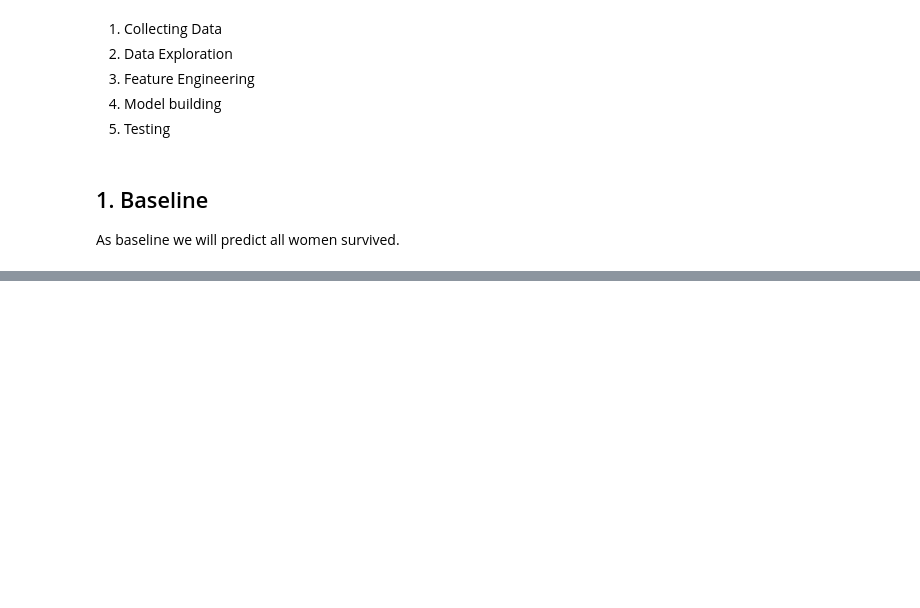
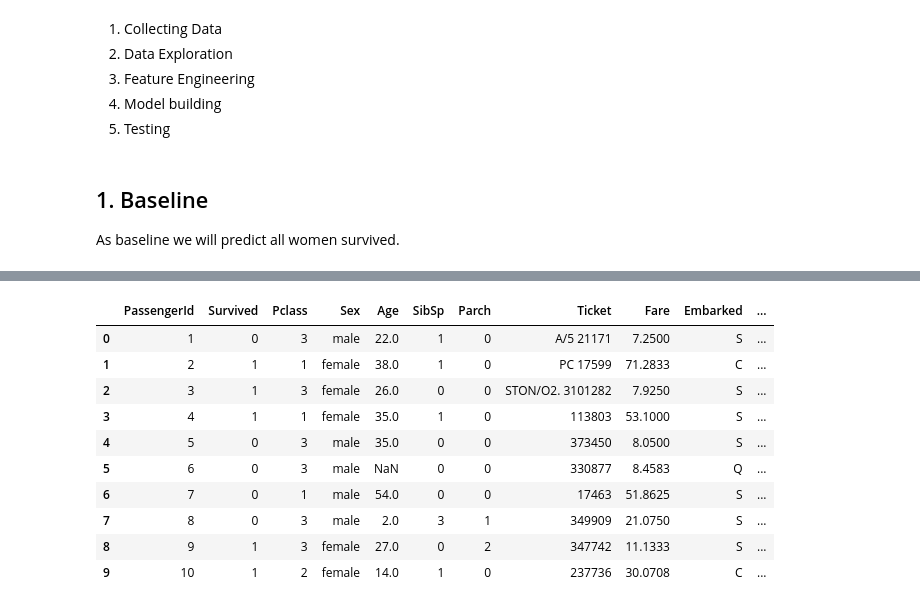
Before and after one commit to elijah981/Kaggle_Practice, a Jupyter notebook: Titanic/Elijah-Titanic-Practice-Pipeline2.ipynb, the cells around one changed output, grey strips where cells are left out. Cells and saved outputs as stored; diff of their text form; code cells hidden in the pictures; blank space fills up the shorter version.

```diff
--- a/Titanic/Elijah-Titanic-Practice-Pipeline2.ipynb
+++ b/Titanic/Elijah-Titanic-Practice-Pipeline2.ipynb
@@ -233,0 +784,23 @@ submission.to_csv('submission_pipeline.csv',index=False)
+# %%
+class FareAdjusted_feature(BaseEstimator, TransformerMixin):
+    """
+    Imputes values into Embarked variable
+    """
+    def __init__(self): # no *args or **kargs
+        return None
+    def fit(self, X):
+        return self  # nothing else to do
+    def transform(self, X):
+        # deep copy the df
+        df = X.copy()
+
+        df['TicketFrequency'] = train_4.groupby(['Ticket'])['Ticket'].transform('count')
+#         for i in np.arange(df.shape[0]):
+#             df['TicketFrequency'].iloc[i] = train_4.Ticket.loc[train_4.Ticket == train_4.Ticket.iloc[i]].count()
+
+        df['FareAdj'] = df['Fare']/df['TicketFrequency']
+        return(df)
+# %%
+train_3 = df_train.drop(['Name','Cabin','prediction'], axis=1)
+train_3.info()
+train_3.head(10)
@@ -233,0 +834,15 @@ submission.to_csv('submission_pipeline.csv',index=False)
+# %%
+train_4 = FareAdjusted_feature.transform(train_3, train_3)
+train_4.head(10)
+# %% [output]
+|  | PassengerId | Survived | Pclass | Sex | Age | SibSp | Parch | Ticket | Fare | Embarked | ... |
+| 0 | 1 | 0 | 3 | male | 22.0 | 1 | 0 | A/5 21171 | 7.2500 | S | ... |
+| 1 | 2 | 1 | 1 | female | 38.0 | 1 | 0 | PC 17599 | 71.2833 | C | ... |
+| 2 | 3 | 1 | 3 | female | 26.0 | 0 | 0 | STON/O2. 3101282 | 7.9250 | S | ... |
+| 3 | 4 | 1 | 1 | female | 35.0 | 1 | 0 | 113803 | 53.1000 | S | ... |
+| 4 | 5 | 0 | 3 | male | 35.0 | 0 | 0 | 373450 | 8.0500 | S | ... |
+| 5 | 6 | 0 | 3 | male | NaN | 0 | 0 | 330877 | 8.4583 | Q | ... |
+| 6 | 7 | 0 | 1 | male | 54.0 | 0 | 0 | 17463 | 51.8625 | S | ... |
+| 7 | 8 | 0 | 3 | male | 2.0 | 3 | 1 | 349909 | 21.0750 | S | ... |
+| 8 | 9 | 1 | 3 | female | 27.0 | 0 | 2 | 347742 | 11.1333 | S | ... |
+| 9 | 10 | 1 | 2 | female | 14.0 | 1 | 0 | 237736 | 30.0708 | C | ... |
```
Also changed, not shown: parts of 76 cells of this notebook, 1 other file.
